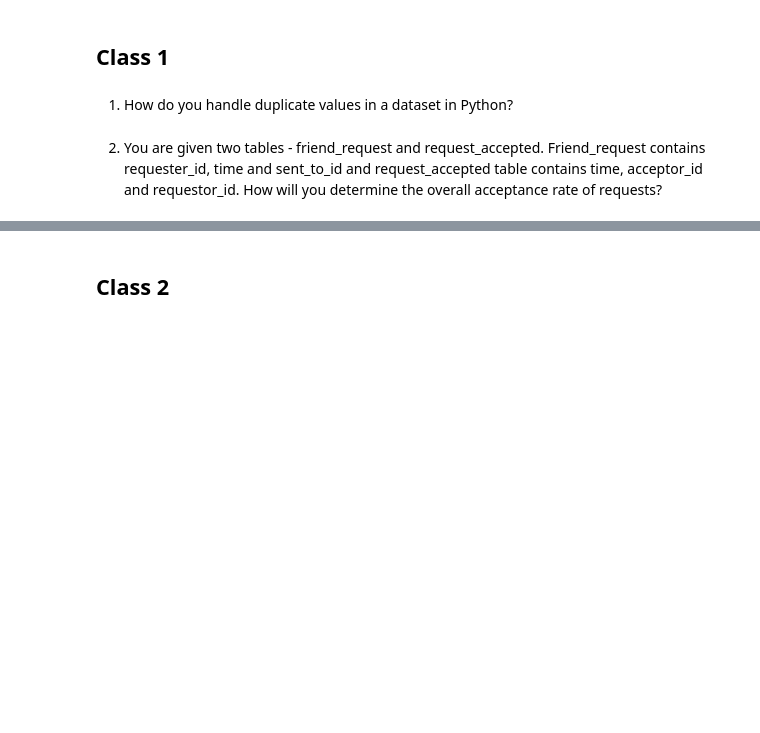
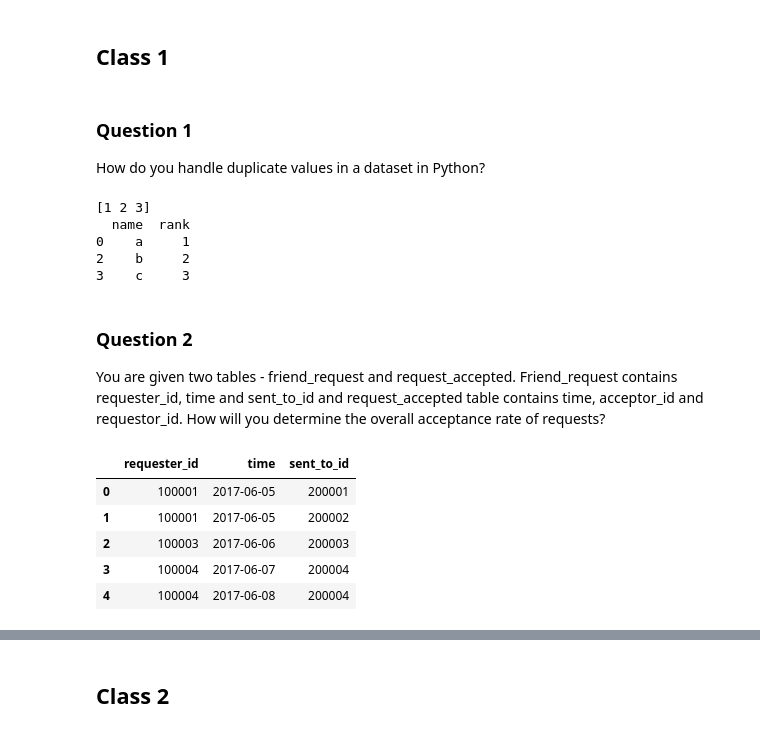
Before and after one commit to qinqinzhao/BA501_Week4, a Jupyter notebook: BA501_week4_homework.ipynb, the cells around one changed output, grey strips where cells are left out. Saved outputs shown, nothing was run; the diff lists cells and outputs as text; code cells hidden in the pictures; blank space fills up the shorter version.

```diff
--- a/BA501_week4_homework.ipynb
+++ b/BA501_week4_homework.ipynb
@@ -6,4 +6,5 @@ import pandas as pd
 import matplotlib.pyplot as plt
 %matplotlib inline
 # %% [markdown]
-1. How do you handle duplicate values in a dataset in Python?
+### Question 1
+How do you handle duplicate values in a dataset in Python?
@@ -12,2 +11,26 @@ df = df.drop_duplicates(keep = "first")
+# %%
+# First step: clarification
+# What do you mean by handle? Remove?
+# What is the data structure? Duplicate rows/columns in a table? Or duplicate values in a list?
+
+# Second step: solve
+# if in a numpy array
+a = np.array([1,2,2,3,3])
+a_dedupe = np.unique(a)
+print(a_dedupe)
+
+# if in a data frame
+b = pd.DataFrame({"name": ["a", "a", "b", "c"],
+                  "rank": [1, 1, 2, 3]},
+                columns = ["name", "rank"])
+b_dedupe = b.drop_duplicates(keep = "first")
+print(b_dedupe)
+# %% [output]
+[1 2 3]
+  name  rank
+0    a     1
+2    b     2
+3    c     3
 # %% [markdown]
-2. You are given two tables - friend_request and request_accepted. Friend_request contains requester_id, time and sent_to_id and request_accepted table contains time, acceptor_id and requestor_id. How will you determine the overall acceptance rate of requests?
+### Question 2
+You are given two tables - friend_request and request_accepted. Friend_request contains requester_id, time and sent_to_id and request_accepted table contains time, acceptor_id and requestor_id. How will you determine the overall acceptance rate of requests?
@@ -13,0 +42,18 @@ df = df.drop_duplicates(keep = "first")
+# %%
+# assume that acceptance rate is deduped by user
+friend_request = pd.DataFrame(
+    {
+        "requester_id": [100001, 100001, 100003, 100004, 100004],
+        "time": ["2017-06-05", "2017-06-05", "2017-06-06", "2017-06-07", "2017-06-08"],
+        "sent_to_id" :[200001, 200002, 200003, 200004, 200004]
+    },
+    columns = ["requester_id", "time", "sent_to_id"]
+)
+friend_request
+# %% [output]
+|  | requester_id | time | sent_to_id |
+| 0 | 100001 | 2017-06-05 | 200001 |
+| 1 | 100001 | 2017-06-05 | 200002 |
+| 2 | 100003 | 2017-06-06 | 200003 |
+| 3 | 100004 | 2017-06-07 | 200004 |
+| 4 | 100004 | 2017-06-08 | 200004 |
```
Also changed, not shown: parts of 20 cells of this notebook.
